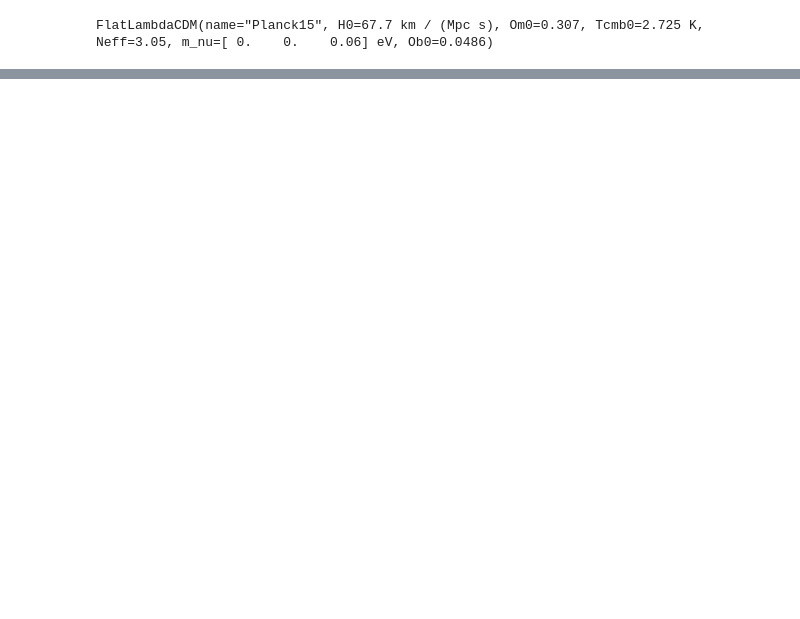
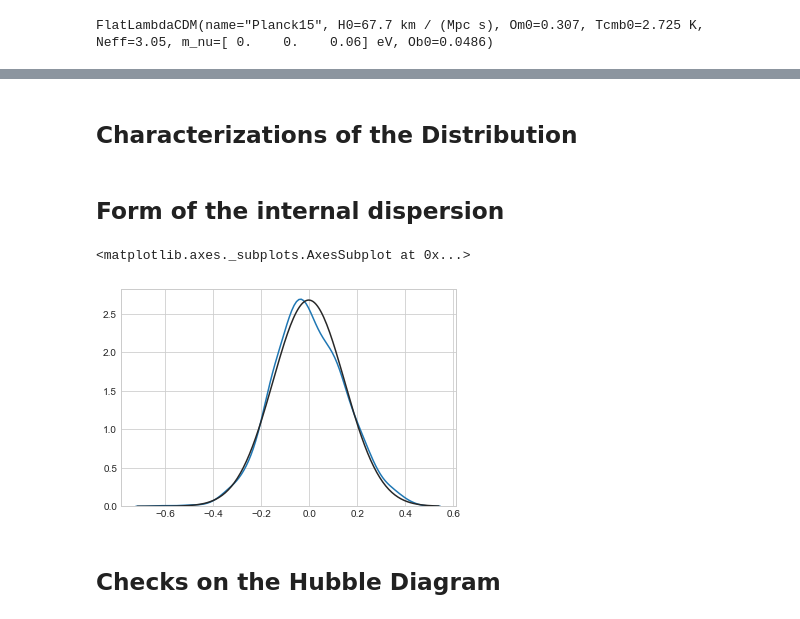
Before and after one commit to rbiswas4/SNPopp, a Jupyter notebook: Examples/Demo_SimpleSALTPopulation.ipynb, the cells around one changed output, grey strips where cells are left out. Cells and saved outputs as stored; diff of their text form; code cells hidden in the pictures; blank space fills up the shorter version.

```diff
--- a/Examples/Demo_SimpleSALTPopulation.ipynb
+++ b/Examples/Demo_SimpleSALTPopulation.ipynb
@@ -70,0 +100,2 @@ OrderedDict([('M', 0.014192624391166336),
+# %%
+spz = SimpleSALTPopulation.fromSkyArea(rng=np.random.RandomState(1), fieldArea=0.5)
@@ -70,0 +120,4 @@ OrderedDict([('M', 0.014192624391166336),
+# %% [markdown]
+## Characterizations of the Distribution
+# %% [markdown]
+## Form of the internal dispersion
@@ -70,0 +126,8 @@ OrderedDict([('M', 0.014192624391166336),
+# %%
+fig, ax = plt.subplots()
+sns.distplot(spz.paramsTable.Mabs - spz.paramsTable.MnoDisp, hist=False, fit=scipy.stats.norm)
+# %% [output]
+<matplotlib.axes._subplots.AxesSubplot at 0x...>
+[figure, added]
+# %% [markdown]
+## Checks on the Hubble Diagram
```
Also changed, not shown: parts of 20 cells of this notebook, 3 other files.
